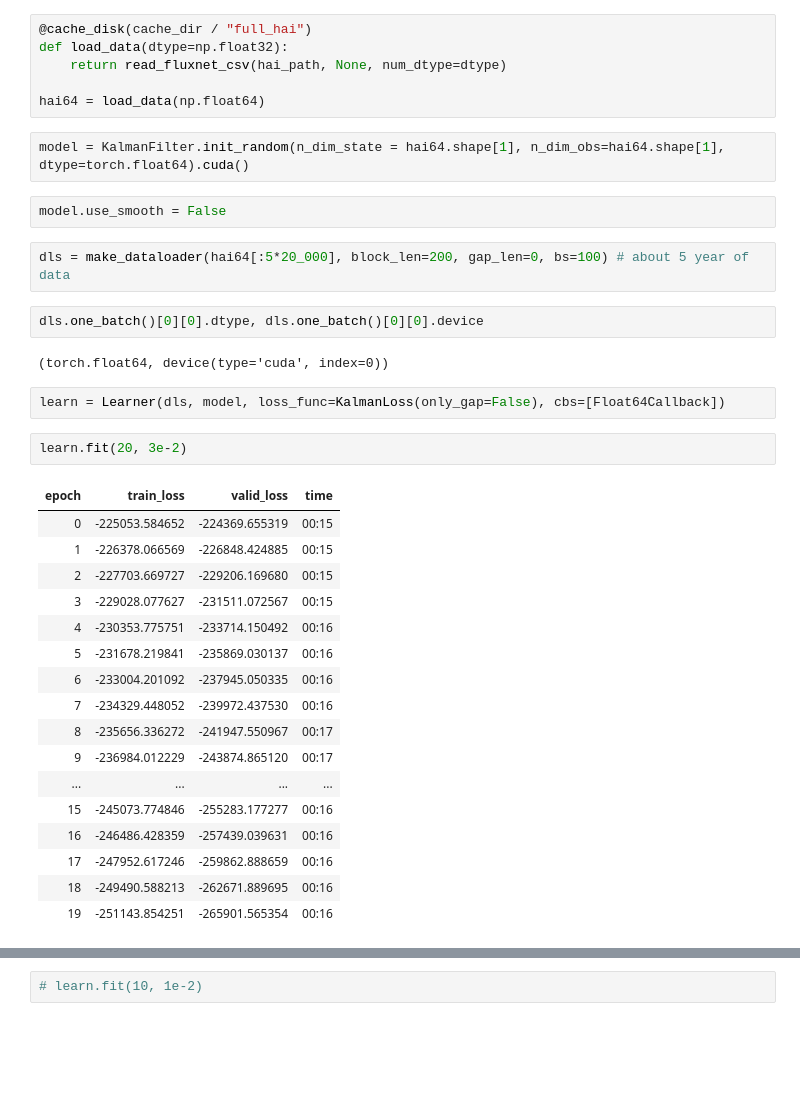
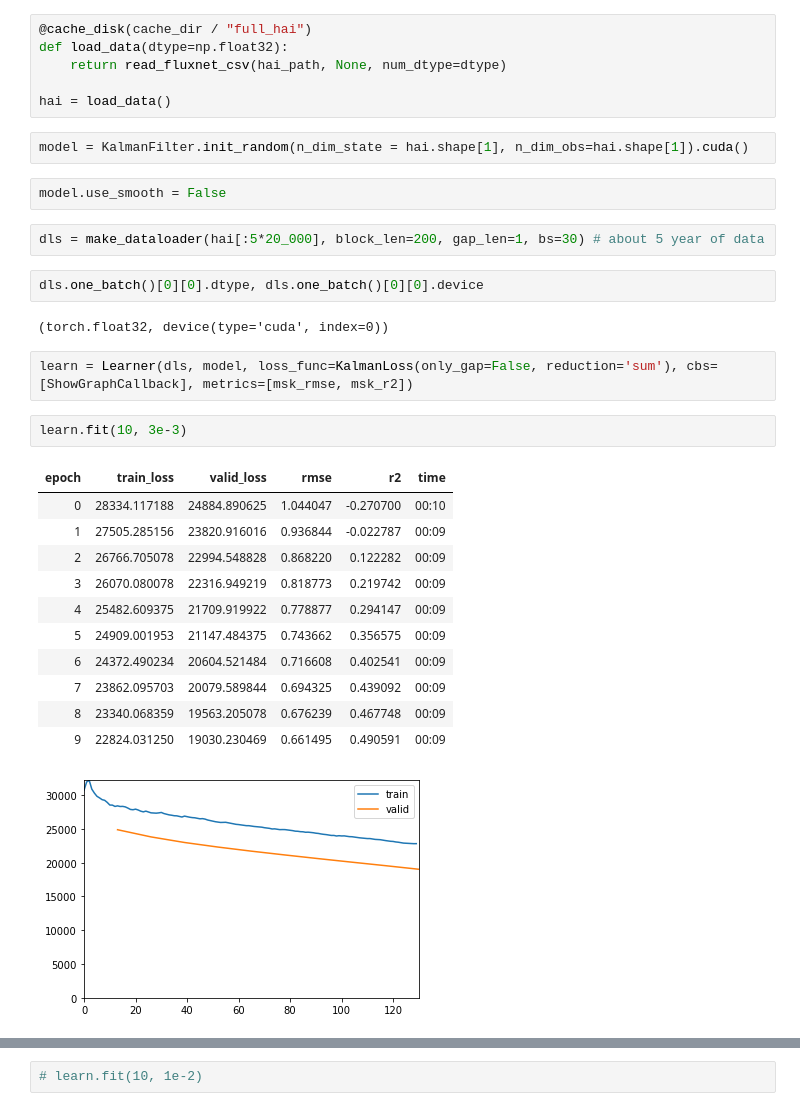
Before and after one commit to mone27/meteo_imp, a Jupyter notebook: analysis/kalman/kalman_fastai.ipynb, the cells around one changed output, grey strips where cells are left out. Cells and saved outputs as stored; diff of their text form; blank space fills up the shorter version.

```diff
--- a/analysis/kalman/kalman_fastai.ipynb
+++ b/analysis/kalman/kalman_fastai.ipynb
@@ -18,36 +22,31 @@ import torch
 def load_data(dtype=np.float32):
     return read_fluxnet_csv(hai_path, None, num_dtype=dtype)
 
-hai64 = load_data(np.float64)
+hai = load_data()
 # %%
-model = KalmanFilter.init_random(n_dim_state = hai64.shape[1], n_dim_obs=hai64.shape[1], dtype=torch.float64).cuda()
+model = KalmanFilter.init_random(n_dim_state = hai.shape[1], n_dim_obs=hai.shape[1]).cuda()
 # %%
 model.use_smooth = False
 # %%
-dls = make_dataloader(hai64[:5*20_000], block_len=200, gap_len=0, bs=100) # about 5 year of data
+dls = make_dataloader(hai[:5*20_000], block_len=200, gap_len=1, bs=30) # about 5 year of data
 # %%
 dls.one_batch()[0][0].dtype, dls.one_batch()[0][0].device
 # %% [output]
-(torch.float64, device(type='cuda', index=0))
+(torch.float32, device(type='cuda', index=0))
 # %%
-learn = Learner(dls, model, loss_func=KalmanLoss(only_gap=False), cbs=[Float64Callback])
+learn = Learner(dls, model, loss_func=KalmanLoss(only_gap=False, reduction='sum'), cbs=[ShowGraphCallback], metrics=[msk_rmse, msk_r2])
 # %%
-learn.fit(20, 3e-2)
+learn.fit(10, 3e-3)
 # %% [output]
-| epoch | train_loss | valid_loss | time |
-| 0 | -225053.584652 | -224369.655319 | 00:15 |
-| 1 | -226378.066569 | -226848.424885 | 00:15 |
-| 2 | -227703.669727 | -229206.169680 | 00:15 |
-| 3 | -229028.077627 | -231511.072567 | 00:15 |
-| 4 | -230353.775751 | -233714.150492 | 00:16 |
-| 5 | -231678.219841 | -235869.030137 | 00:16 |
-| 6 | -233004.201092 | -237945.050335 | 00:16 |
-| 7 | -234329.448052 | -239972.437530 | 00:16 |
-| 8 | -235656.336272 | -241947.550967 | 00:17 |
-| 9 | -236984.012229 | -243874.865120 | 00:17 |
-| ... | ... | ... | ... |
-| 15 | -245073.774846 | -255283.177277 | 00:16 |
-| 16 | -246486.428359 | -257439.039631 | 00:16 |
-| 17 | -247952.617246 | -259862.888659 | 00:16 |
-| 18 | -249490.588213 | -262671.889695 | 00:16 |
-| 19 | -251143.854251 | -265901.565354 | 00:16 |
+| epoch | train_loss | valid_loss | rmse | r2 | time |
+| 0 | 28334.117188 | 24884.890625 | 1.044047 | -0.270700 | 00:10 |
+| 1 | 27505.285156 | 23820.916016 | 0.936844 | -0.022787 | 00:09 |
+| 2 | 26766.705078 | 22994.548828 | 0.868220 | 0.122282 | 00:09 |
+| 3 | 26070.080078 | 22316.949219 | 0.818773 | 0.219742 | 00:09 |
+| 4 | 25482.609375 | 21709.919922 | 0.778877 | 0.294147 | 00:09 |
+| 5 | 24909.001953 | 21147.484375 | 0.743662 | 0.356575 | 00:09 |
+| 6 | 24372.490234 | 20604.521484 | 0.716608 | 0.402541 | 00:09 |
+| 7 | 23862.095703 | 20079.589844 | 0.694325 | 0.439092 | 00:09 |
+| 8 | 23340.068359 | 19563.205078 | 0.676239 | 0.467748 | 00:09 |
+| 9 | 22824.031250 | 19030.230469 | 0.661495 | 0.490591 | 00:09 |
+[figure, added]
```
Also changed, not shown: parts of 43 cells of this notebook, 5 other files.
